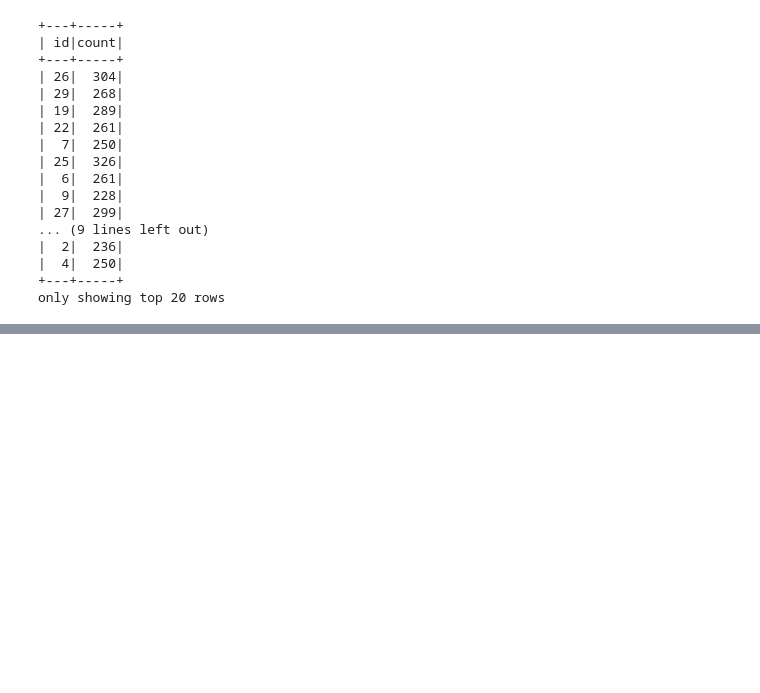
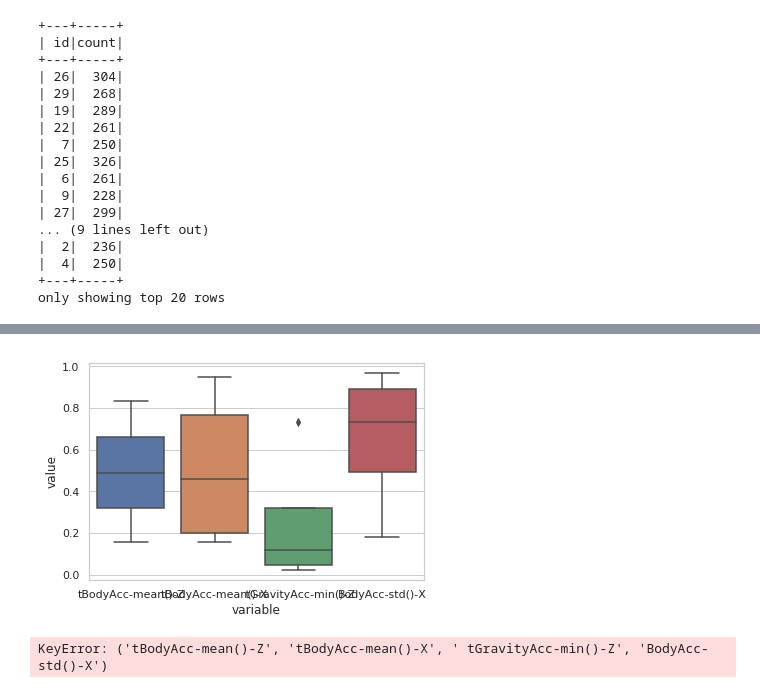
Before and after one commit to nathanhwangbo/PSTAT135_Final, a Jupyter notebook: preprocessing.ipynb, the cells around one changed output, grey strips where cells are left out. Cells and saved outputs as stored; diff of their text form; code cells hidden in the pictures; blank space fills up the shorter version.

Commit message:
added outlier plot with selected columns for now

```diff
--- a/preprocessing.ipynb
+++ b/preprocessing.ipynb
@@ -611,0 +620,26 @@ only showing top 20 rows
+# %%
+#graphs of outliers using seaborn, columns are random, will replace with highest
+#rough draft for now
+import numpy as np; np.random.seed(42)
+import pandas as pd
+import matplotlib.pyplot as plt
+import seaborn as sns
+
+df = train_x.toPandas()
+dff = pd.DataFrame(data = np.random.random(size=(4,4)), columns = ['tBodyAcc-mean()-Z','tBodyAcc-mean()-X',' tGravityAcc-min()-Z','BodyAcc-std()-X'])
+
+sns.boxplot(x="variable", y="value", data=pd.melt(dff))
+plt.show()
+
+#df
+
+import seaborn as sns
+sns.set(style="whitegrid")
+tips = df['tBodyAcc-mean()-Z','tBodyAcc-mean()-X',' tGravityAcc-min()-Z','BodyAcc-std()-X']
+ax = sns.boxplot(x=df['tBodyAcc-mean()-Z','tBodyAcc-mean()-X',' tGravityAcc-min()-Z','BodyAcc-std()-X'])
+
+ax = sns.boxplot(x="day", y="total_bill", data=tips)
+ax = sns.swarmplot(x="day", y="total_bill", data=tips, color=".25")
+# %% [output]
+[figure, added]
+KeyError: ('tBodyAcc-mean()-Z', 'tBodyAcc-mean()-X', ' tGravityAcc-min()-Z', 'BodyAcc-std()-X')
```
Also changed, not shown: parts of 5 cells of this notebook.
